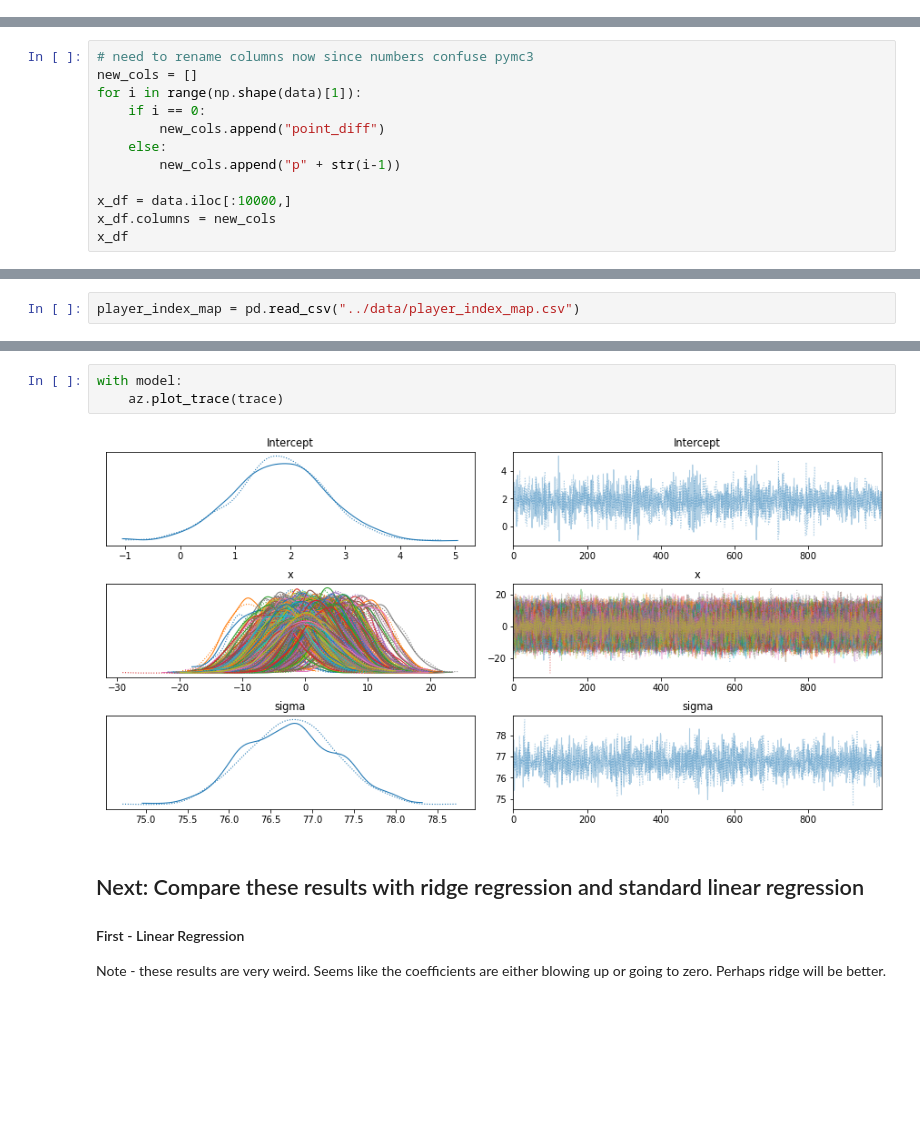
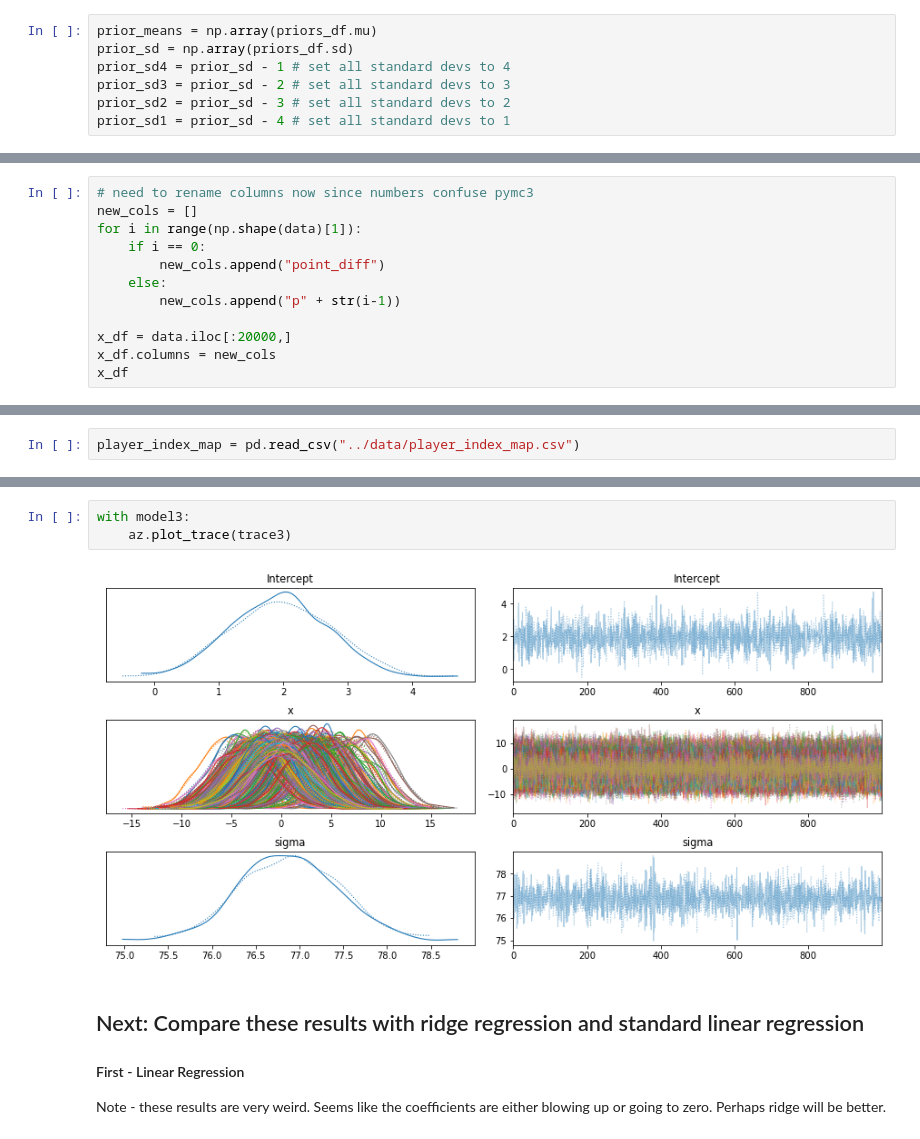
Before and after one commit to coly1119/NBA-Project, a Jupyter notebook: src/Bayesian_reg_2.ipynb, the cells around one changed output, grey strips where cells are left out. Cells and saved outputs as stored; diff of their text form; blank space fills up the shorter version.

```diff
--- a/src/Bayesian_reg_2.ipynb
+++ b/src/Bayesian_reg_2.ipynb
@@ -34,3 +31,10 @@ prior_sd = np.array(priors_df.sd)
+# %%
+prior_means = np.array(priors_df.mu)
+prior_sd = np.array(priors_df.sd)
+prior_sd4 = prior_sd - 1 # set all standard devs to 4
+prior_sd3 = prior_sd - 2 # set all standard devs to 3
+prior_sd2 = prior_sd - 3 # set all standard devs to 2
+prior_sd1 = prior_sd - 4 # set all standard devs to 1
 # %%
 # store home and away teams for potential use later when we incorporate team ratings
 home_teams = data['home_team']
@@ -55,7 +59,7 @@ for i in range(np.shape(data)[1]):
     else:
         new_cols.append("p" + str(i-1))
 
-x_df = data.iloc[:10000,]
+x_df = data.iloc[:20000,]
 x_df.columns = new_cols
 x_df
 # %% [output]
@@ -212,8 +444,8 @@ sigma     1449.0   1.00
 # %%
-with model:
-    az.plot_trace(trace)
+with model3:
+    az.plot_trace(trace3)
 # %% [output]
-[figure, old version]
+[figure, new version]
 # %% [markdown]
 ## Next: Compare these results with ridge regression and standard linear regression
 
```
Also changed, not shown: parts of 19 cells of this notebook.
